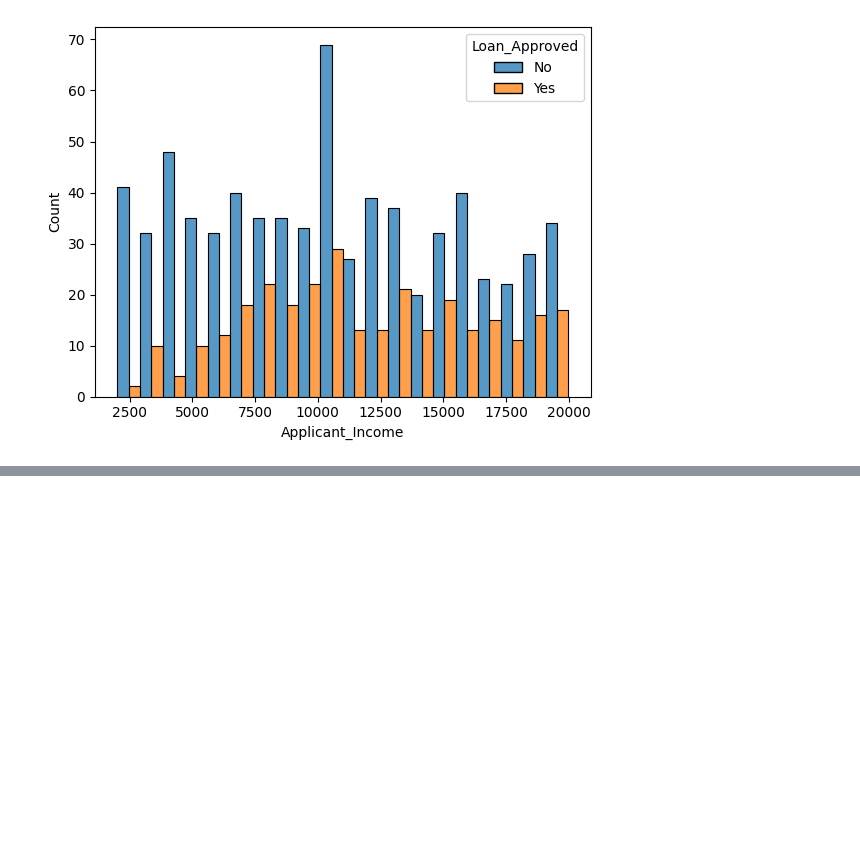
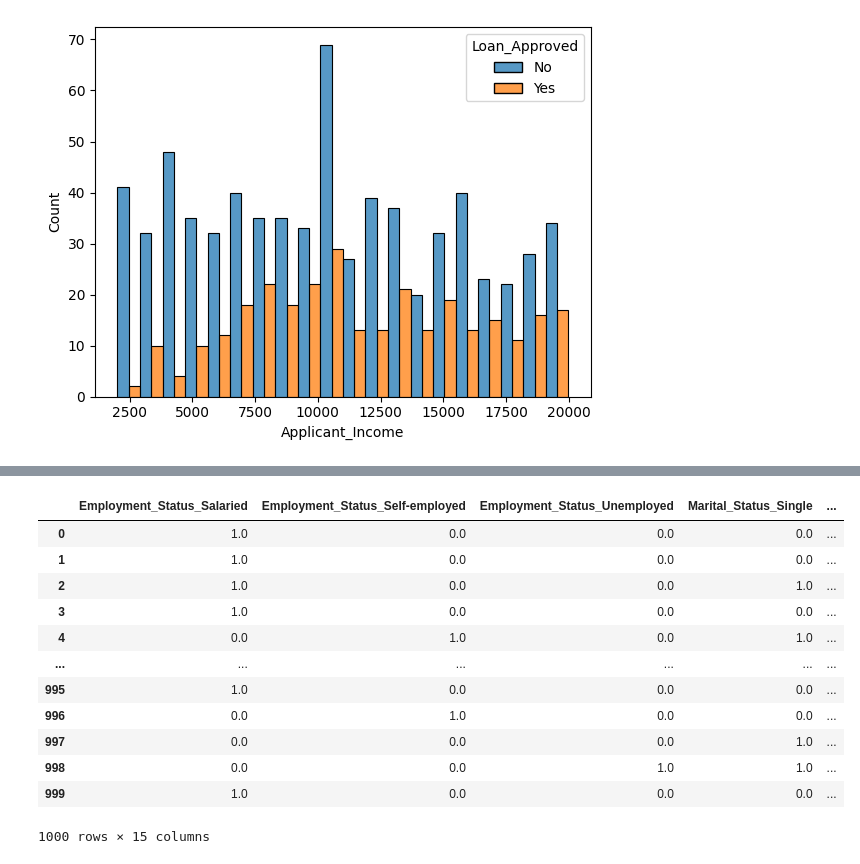
Before and after one commit to Tauhid-Topu-007/Loan-Approval-Project, a Jupyter notebook: credit_wise.ipynb, the cells around one changed output, grey strips where cells are left out. Saved outputs shown, nothing was run; the diff lists cells and outputs as text; code cells hidden in the pictures; blank space fills up the shorter version.

```diff
--- a/credit_wise.ipynb
+++ b/credit_wise.ipynb
@@ -222,3 +222,6 @@ sns.histplot(
 # %% [output]
 <Axes: xlabel='Applicant_Income', ylabel='Count'>
 [figure]
+# %%
+## Remove Applicant ID
+df=df.drop("Applicant_ID",axis=1)
@@ -224,0 +311,16 @@ sns.histplot(
+# %%
+encoded_df
+# %% [output]
+|  | Employment_Status_Salaried | Employment_Status_Self-employed | Employment_Status_Unemployed | Marital_Status_Single | ... |
+| 0 | 1.0 | 0.0 | 0.0 | 0.0 | ... |
+| 1 | 1.0 | 0.0 | 0.0 | 0.0 | ... |
+| 2 | 1.0 | 0.0 | 0.0 | 1.0 | ... |
+| 3 | 1.0 | 0.0 | 0.0 | 0.0 | ... |
+| 4 | 0.0 | 1.0 | 0.0 | 1.0 | ... |
+| ... | ... | ... | ... | ... | ... |
+| 995 | 1.0 | 0.0 | 0.0 | 0.0 | ... |
+| 996 | 0.0 | 1.0 | 0.0 | 0.0 | ... |
+| 997 | 0.0 | 0.0 | 0.0 | 1.0 | ... |
+| 998 | 0.0 | 0.0 | 1.0 | 1.0 | ... |
+| 999 | 1.0 | 0.0 | 0.0 | 0.0 | ... |
+1000 rows × 15 columns
```
Also changed, not shown: parts of 14 cells of this notebook.
